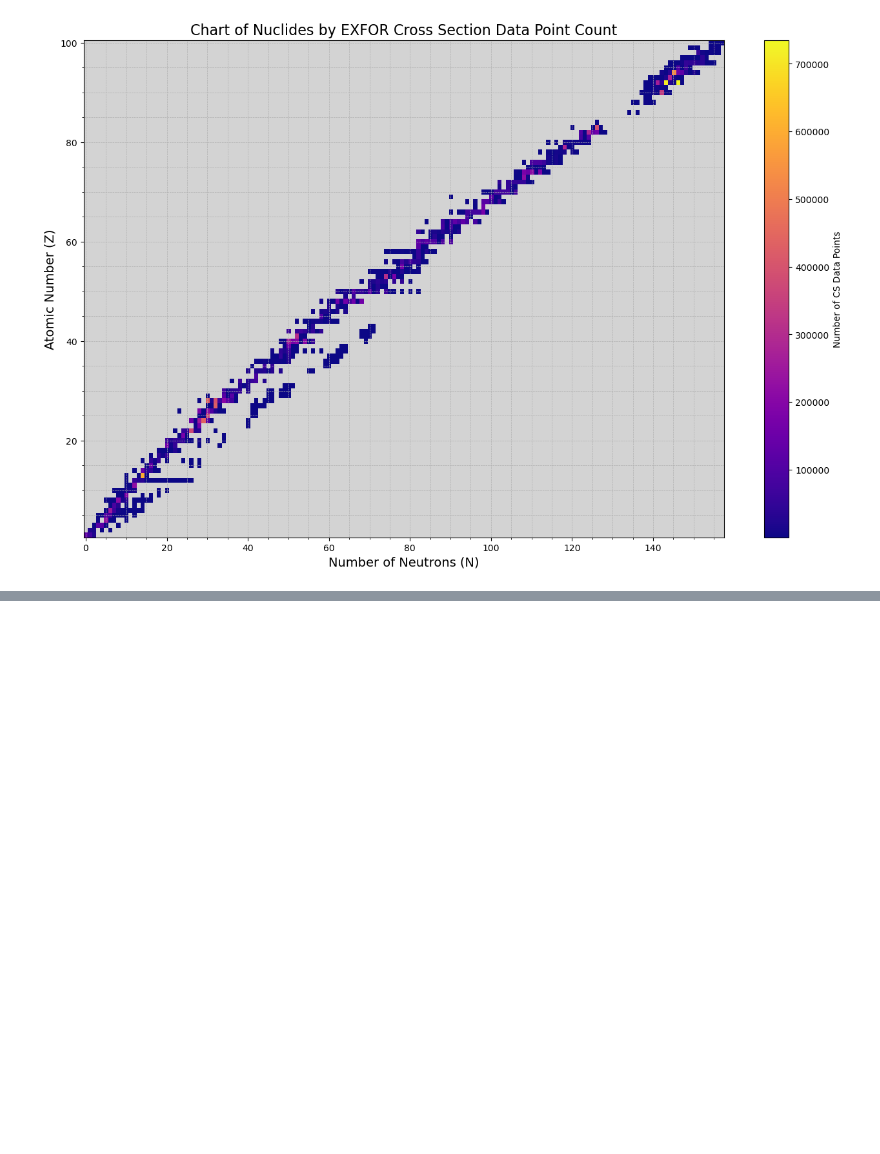
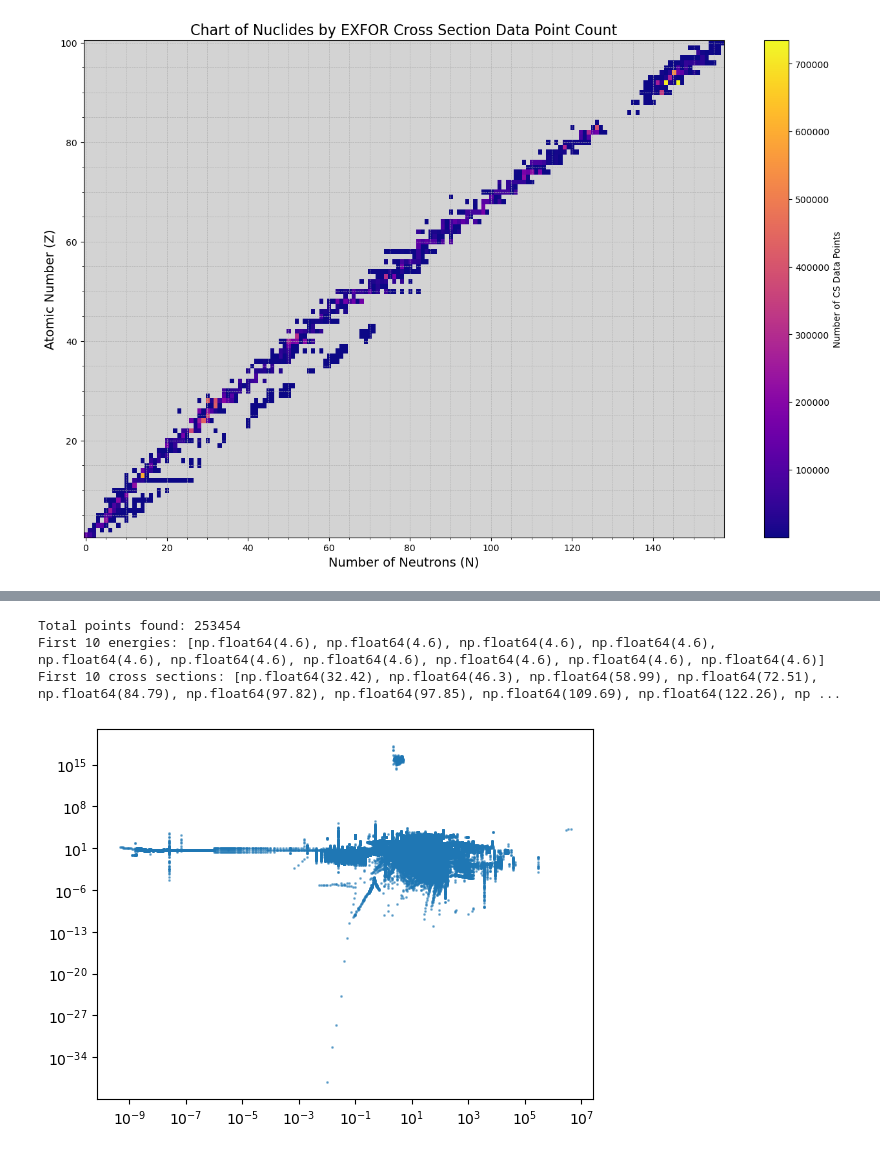
Before and after one commit to Glsw2714/Msci-Project, a Jupyter notebook: Project_msci.ipynb, the cells around one changed output, grey strips where cells are left out. Saved outputs shown, nothing was run; the diff lists cells and outputs as text; code cells hidden in the pictures; blank space fills up the shorter version.

```diff
--- a/Project_msci.ipynb
+++ b/Project_msci.ipynb
@@ -1130,0 +1272,42 @@ F-27: 3
+# %%
+from x4i3 import exfor_manager
+import numpy as np
+
+db = exfor_manager.X4DBManagerDefault()
+query = db.query(target="C-12", quantity="SIG")
+entry_ids = list(query.keys())
+
+all_energies = []
+all_cross_sections = []
+
+for entry_id in entry_ids:
+    try:
+        entry = db.retrieve(ENTRY=entry_id)[entry_id]
+        datasets = entry.getSimplifiedDataSets()
+        for ds in datasets.values():
+            # Convert to numpy array if not already
+            data = np.array(ds.data)
+            if data.ndim == 2 and data.shape[0] > 0 and data.shape[1] >= 2:
+                energies = data[:, 0]
+                cross_sections = data[:, 1]
+                all_energies.extend(energies)
+                all_cross_sections.extend(cross_sections)
+    except Exception as e:
+        print(f"Error processing entry {entry_id}: {e}")
+        continue
+
+print(f"Total points found: {len(all_energies)}")
+print("First 10 energies:", all_energies[:10])
+print("First 10 cross sections:", all_cross_sections[:10])
+
+
+import matplotlib.pyplot as plt
+
+plt.plot(all_energies, all_cross_sections, 'o', markersize=1, alpha=0.5)
+plt.xscale('log')
+plt.yscale('log')
+# %% [output]
+Total points found: 253454
+First 10 energies: [np.float64(4.6), np.float64(4.6), np.float64(4.6), np.float64(4.6), np.float64(4.6), np.float64(4.6), np.float64(4.6), np.float64(4.6), np.float64(4.6), np.float64(4.6)]
+First 10 cross sections: [np.float64(32.42), np.float64(46.3), np.float64(58.99), np.float64(72.51), np.float64(84.79), np.float64(97.82), np.float64(97.85), np.float64(109.69), np.float64(122.26), np ...
+[figure, added]
```
Also changed, not shown: parts of 10 cells of this notebook, 3 other files.
